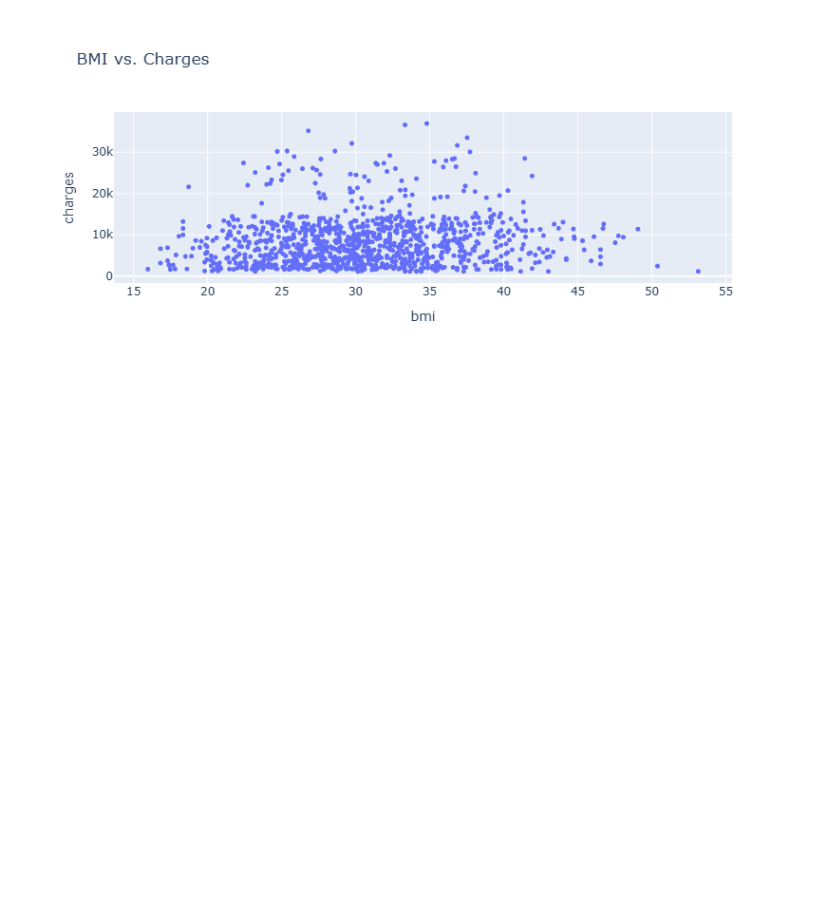
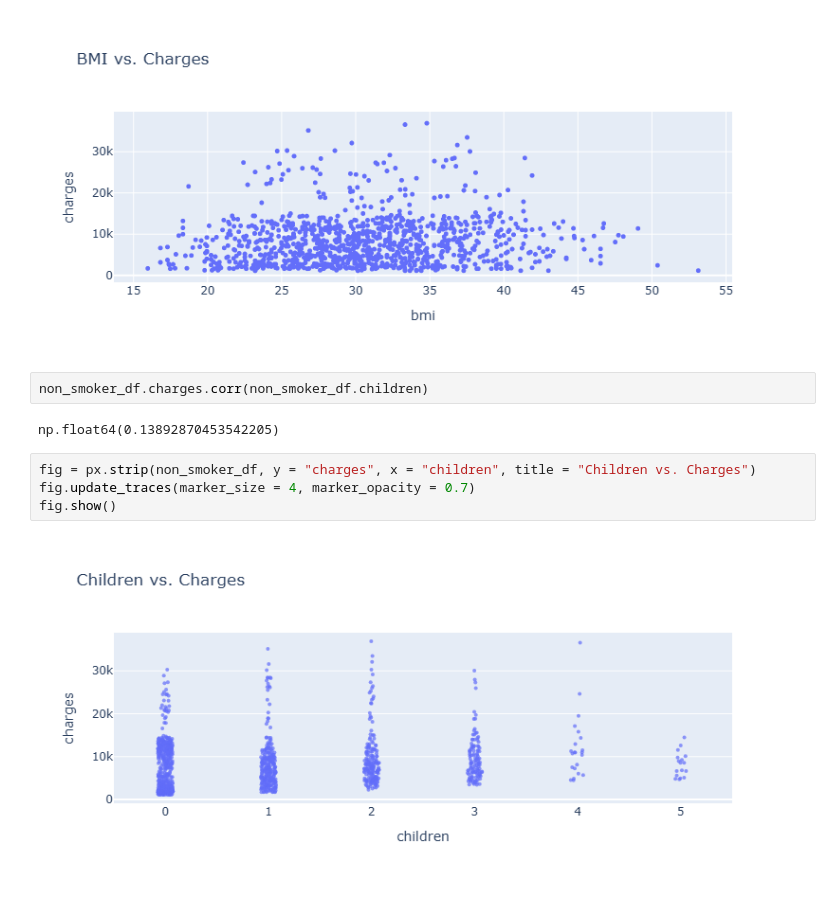
Before and after one commit to John-Fadipe/Machine_Learning_with_Python_and_Scikit_Learn, a Jupyter notebook: Linear Regression with Scikit Learn - Machine Learning with Python.ipynb, the cells around one changed output. Cells and saved outputs as stored; diff of their text form; blank space fills up the shorter version.

```diff
--- a/Linear Regression with Scikit Learn - Machine Learning with Python.ipynb
+++ b/Linear Regression with Scikit Learn - Machine Learning with Python.ipynb
@@ -660,3 +661,13 @@ fig.update_traces(marker_size = 5)
 fig.show()
 # %% [output]
 [figure]
+# %%
+non_smoker_df.charges.corr(non_smoker_df.children)
+# %% [output]
+np.float64(0.13892870453542205)
+# %%
+fig = px.strip(non_smoker_df, y = "charges", x = "children", title = "Children vs. Charges")
+fig.update_traces(marker_size = 4, marker_opacity = 0.7)
+fig.show()
+# %% [output]
+[figure, added]
```
Also changed, not shown: parts of 27 cells of this notebook.
